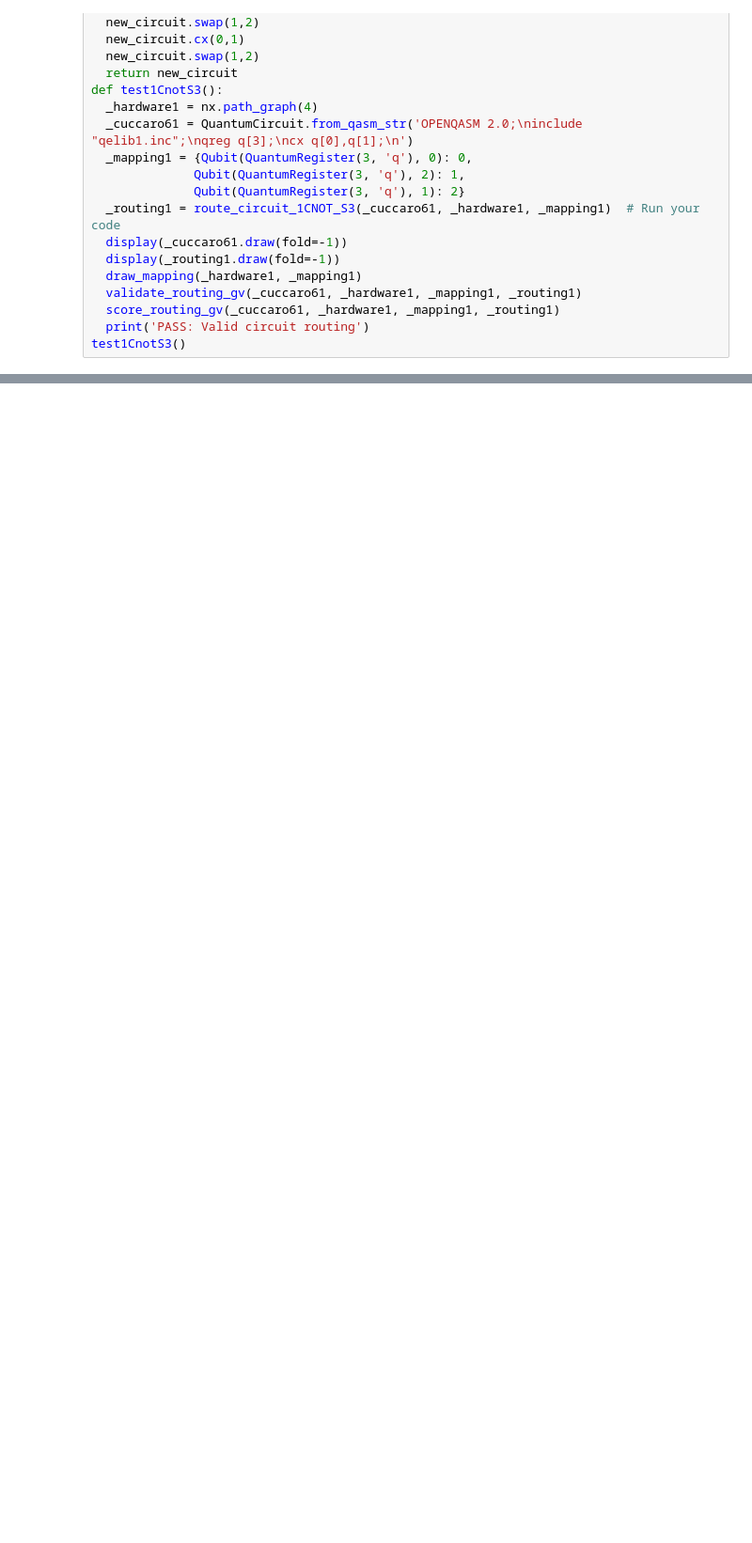
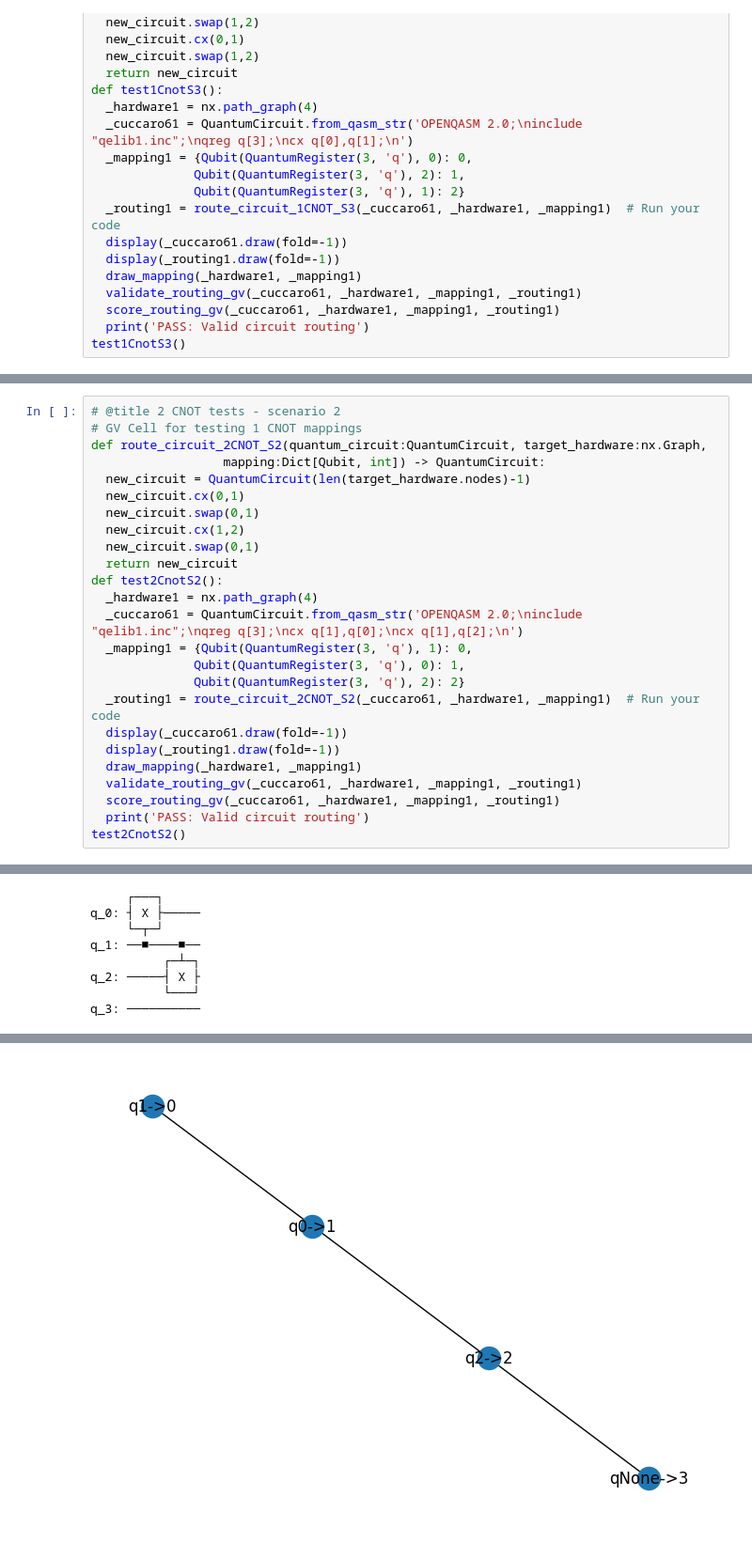
Before and after one commit to giriragav/UChicago---QCSD, a Jupyter notebook: lab6_routing.ipynb, the cells around one changed output, grey strips where cells are left out. Shown at 94% size. Cells and saved outputs as stored; diff of their text form; blank space fills up the shorter version.

```diff
--- a/lab6_routing.ipynb
+++ b/lab6_routing.ipynb
@@ -417,0 +441,26 @@ test1CnotS3()
+# %%
+# @title 2 CNOT tests - scenario 2
+# GV Cell for testing 1 CNOT mappings
+def route_circuit_2CNOT_S2(quantum_circuit:QuantumCircuit, target_hardware:nx.Graph,
+                  mapping:Dict[Qubit, int]) -> QuantumCircuit:
+  new_circuit = QuantumCircuit(len(target_hardware.nodes)-1)
+  new_circuit.cx(0,1)
+  new_circuit.swap(0,1)
+  new_circuit.cx(1,2)
+  new_circuit.swap(0,1)
+  return new_circuit
+def test2CnotS2():
+  _hardware1 = nx.path_graph(4)
+  _cuccaro61 = QuantumCircuit.from_qasm_str('OPENQASM 2.0;\ninclude "qelib1.inc";\nqreg q[3];\ncx q[1],q[0];\ncx q[1],q[2];\n')
+  _mapping1 = {Qubit(QuantumRegister(3, 'q'), 1): 0,
+              Qubit(QuantumRegister(3, 'q'), 0): 1,
+              Qubit(QuantumRegister(3, 'q'), 2): 2}
+  _routing1 = route_circuit_2CNOT_S2(_cuccaro61, _hardware1, _mapping1)  # Run your code
+  display(_cuccaro61.draw(fold=-1))
+  display(_routing1.draw(fold=-1))
+  draw_mapping(_hardware1, _mapping1)
+  validate_routing_gv(_cuccaro61, _hardware1, _mapping1, _routing1)
+  score_routing_gv(_cuccaro61, _hardware1, _mapping1, _routing1)
+  print('PASS: Valid circuit routing')
+test2CnotS2()
+# %% [output]
@@ -417,0 +501,8 @@ test1CnotS3()
+     ┌───┐
+q_0: ┤ X ├─────
+     └─┬─┘
+q_1: ──■────■──
+          ┌─┴─┐
+q_2: ─────┤ X ├
+          └───┘
+q_3: ──────────
@@ -417,0 +528 @@ test1CnotS3()
+[figure, added]
```
Also changed, not shown: parts of 4 cells of this notebook.
